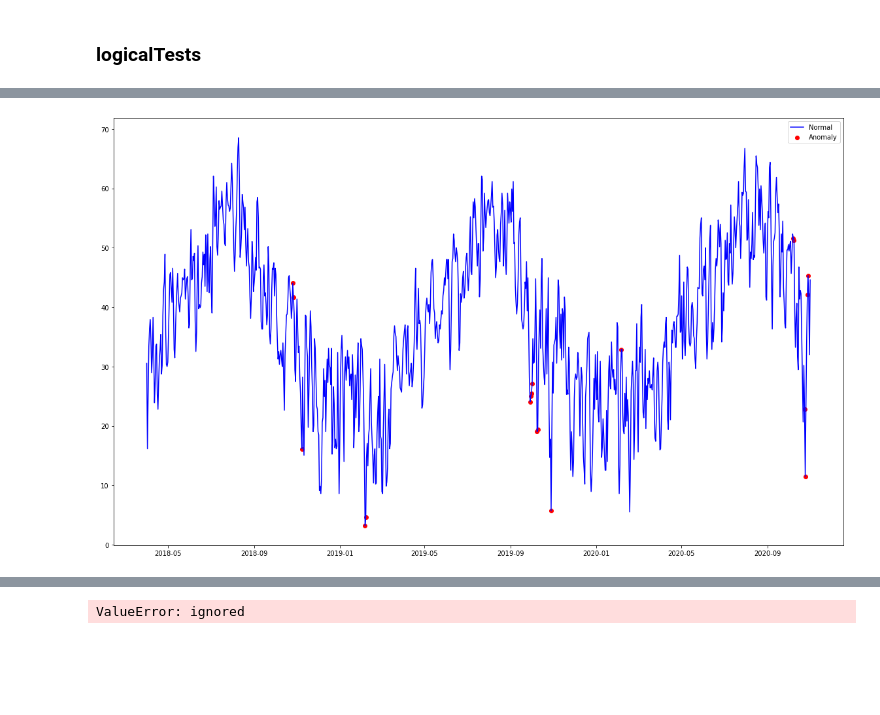
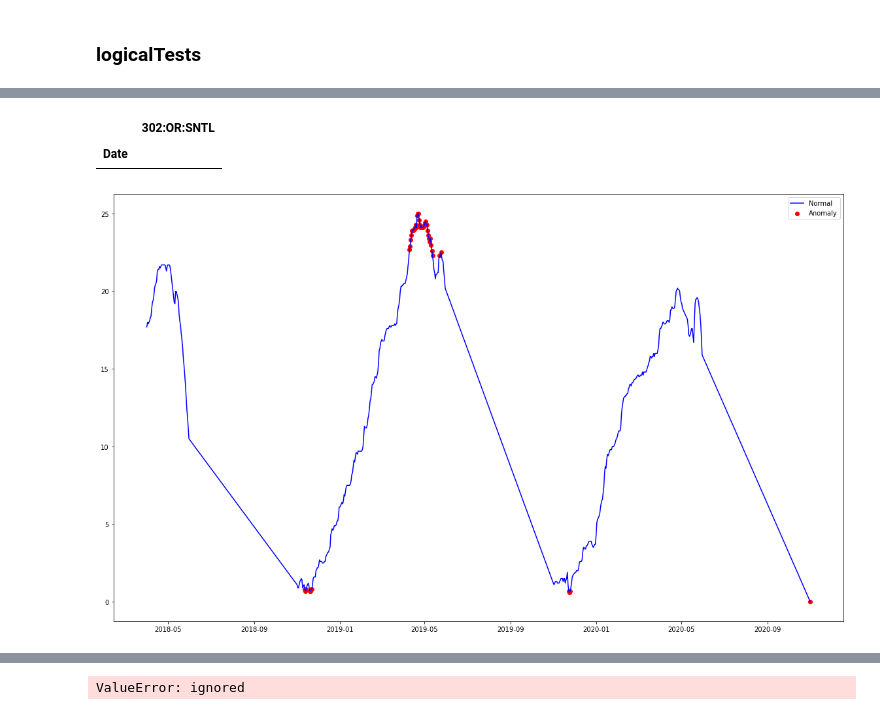
Before and after one commit to geoskimoto/SNOTEL_AnomalyDetection, a Jupyter notebook: AnomalyDetection.ipynb, the cells around one changed output, grey strips where cells are left out. Cells and saved outputs as stored; diff of their text form; code cells hidden in the pictures; blank space fills up the shorter version.

Commit message:
Cleaned up code.  Moved temp box plots as a helper function instead of in actual class.  Fixed plot fx that wasn't working also.

```diff
--- a/AnomalyDetection.ipynb
+++ b/AnomalyDetection.ipynb
@@ -373 +394,40 @@ def double_mass(stations, parameter, month=0):
+# %%
+def boxplots(df, data_pt_type):
+  """
+  options for data_pt_type include: 'all', 'outliers', or 'suspectedoutliers'
+  """
+  # TAVG = getData(self.station, 'TAVG', self.begindate, self.enddate)
+  # TMAX = getData(self.station, 'TMAX', self.begindate, self.enddate)
+  # TMIN = getData(self.station, 'TMIN', self.begindate, self.enddate)
+  # TOBS = getData(self.station, 'TOBS', self.begindate, self.enddate)
+
+  # df_temp = reduce(lambda left,right: pd.merge(left,right,left_index=True, right_index=True, how='outer'), [TAVG, TMAX, TMIN, TOBS])
+  # df_temp.columns = ['TAVG (degF)','TMAX (degF)','TMIN (degF)','TOBS (degF)']
+
+  fig = go.Figure()
+  for i in df.columns:
+  #   WA = WA_Sites[WA_Sites[i] != 0].dropna()
+
+    fig.add_trace(go.Box(y = df.loc[:,i],
+            name = i,
+            boxpoints=data_pt_type,
+            # hovertext = str(df_temp[i].index),
+            jitter=0.2,
+            whiskerwidth=0.5
+  ))
+
+  fig.update_layout(
+          autosize=False,
+          width=1200,
+          height=500,
+          margin=dict(l=20, r=20, t=2, b=8),
+          paper_bgcolor="LightSteelBlue",
+          title={
+          # 'text': f'{station}',
+          'y':0.98,
+          'x':0.45,
+          'xanchor': 'center',
+          'yanchor': 'top'
+  })
+  fig.show()
 # %% [markdown]
@@ -562,0 +616,5 @@ TypeError: ignored
+# %%
+OR302_LT.precipitationLessThanZero()
+# %% [output]
+|  | 302:OR:SNTL |
+| Date |  |
@@ -563,6 +623,6 @@ TypeError: ignored
 # %%
-OR302 = outlierDetection(['302:OR:SNTL'], '04/01/2018', '11/01/2020')
-OR302.isolationForests('TAVG', seasonal_differencing = True)
+OR302 = statTests(['302:OR:SNTL'], '04/01/2018', '11/01/2020')
+OR302.isolationForests('WTEQ', seasonal_differencing = False)
 # %% [output]
-[figure, old version]
+[figure, new version]
 # %%
```
Also changed, not shown: parts of 23 cells of this notebook.
